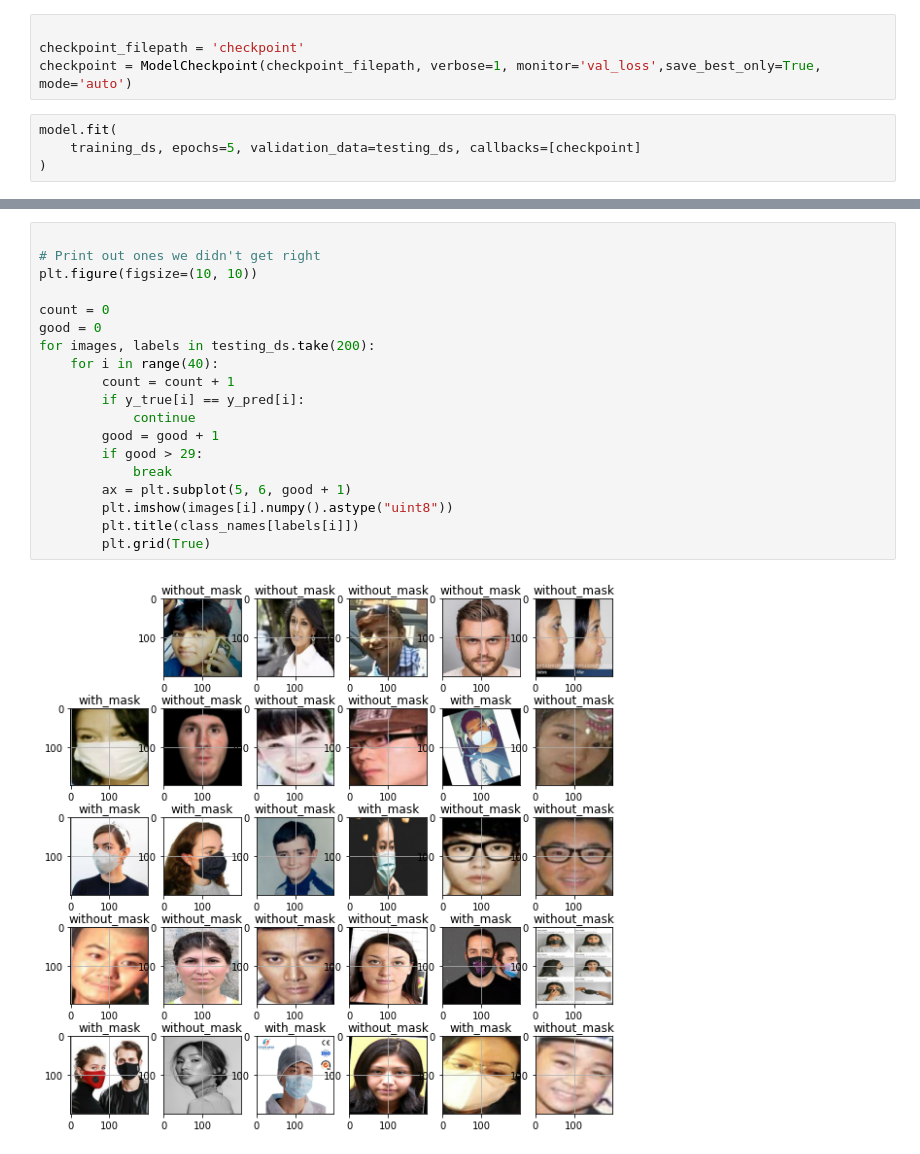
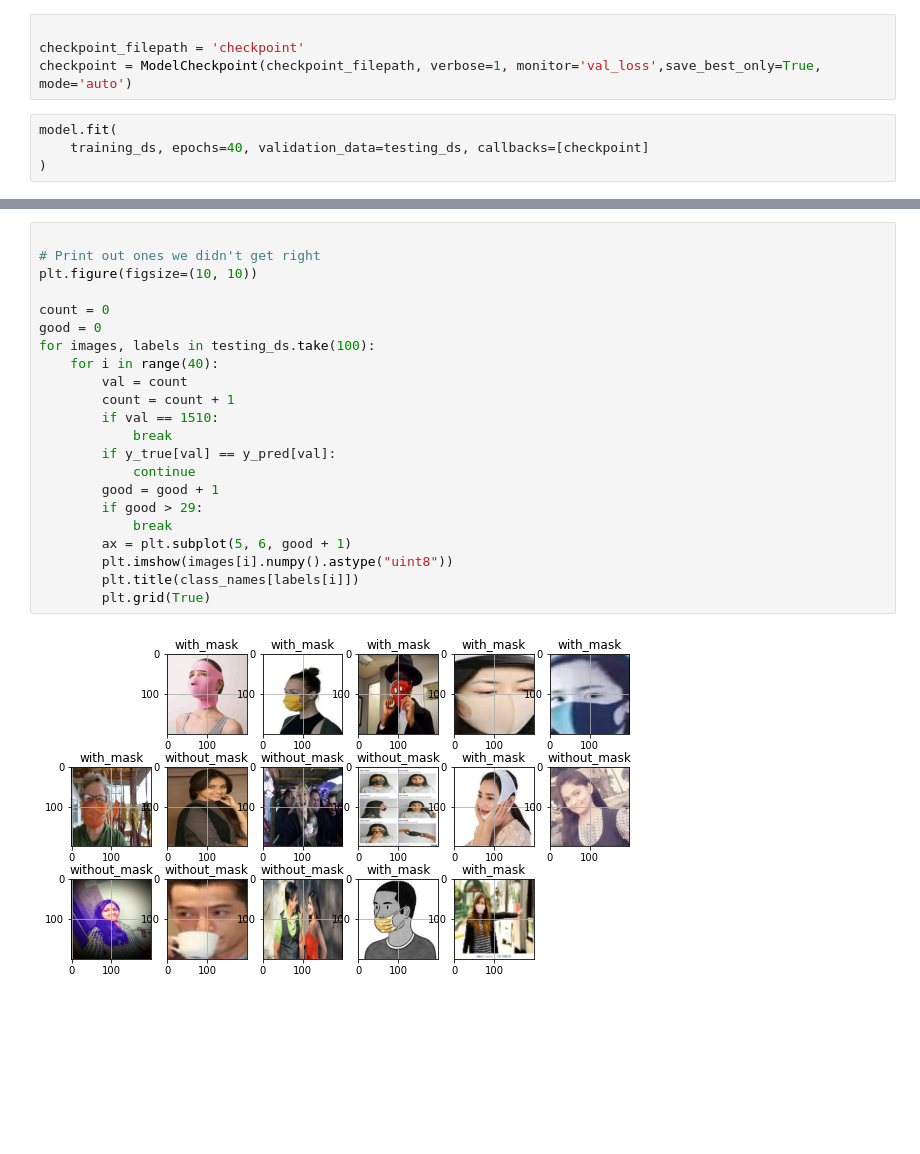
Before and after one commit to MichaelWGibson/Continuum, a Jupyter notebook: MaskHw/Michael.ipynb, the cells around one changed output, grey strips where cells are left out. Saved outputs shown, nothing was run; the diff lists cells and outputs as text; blank space fills up the shorter version.

```diff
--- a/MaskHw/Michael.ipynb
+++ b/MaskHw/Michael.ipynb
@@ -273,6 +273,6 @@ checkpoint_filepath = 'checkpoint'
 checkpoint = ModelCheckpoint(checkpoint_filepath, verbose=1, monitor='val_loss',save_best_only=True, mode='auto')
 # %%
 model.fit(
-    training_ds, epochs=5, validation_data=testing_ds, callbacks=[checkpoint]
+    training_ds, epochs=40, validation_data=testing_ds, callbacks=[checkpoint]
 )
 # %% [output]
@@ -316,21 +315,24 @@ weighted avg       0.94      0.94      0.94      1510
 # %%
 
 # Print out ones we didn't get right
 plt.figure(figsize=(10, 10))
 
 count = 0
 good = 0
-for images, labels in testing_ds.take(200):
+for images, labels in testing_ds.take(100):
     for i in range(40):
+        val = count
         count = count + 1
-        if y_true[i] == y_pred[i]:
+        if val == 1510:
+            break
+        if y_true[val] == y_pred[val]:
             continue
         good = good + 1
         if good > 29:
             break
         ax = plt.subplot(5, 6, good + 1)
         plt.imshow(images[i].numpy().astype("uint8"))
         plt.title(class_names[labels[i]])
         plt.grid(True)
 # %% [output]
-[figure, old version]
+[figure, new version]
```
Also changed, not shown: parts of 3 cells of this notebook, 3 other files.
